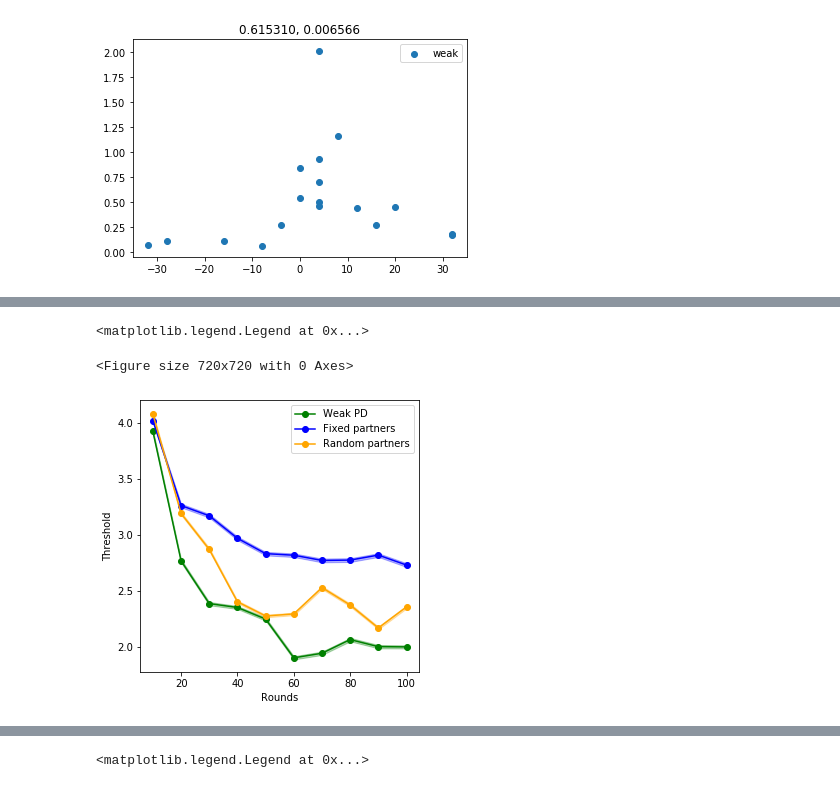
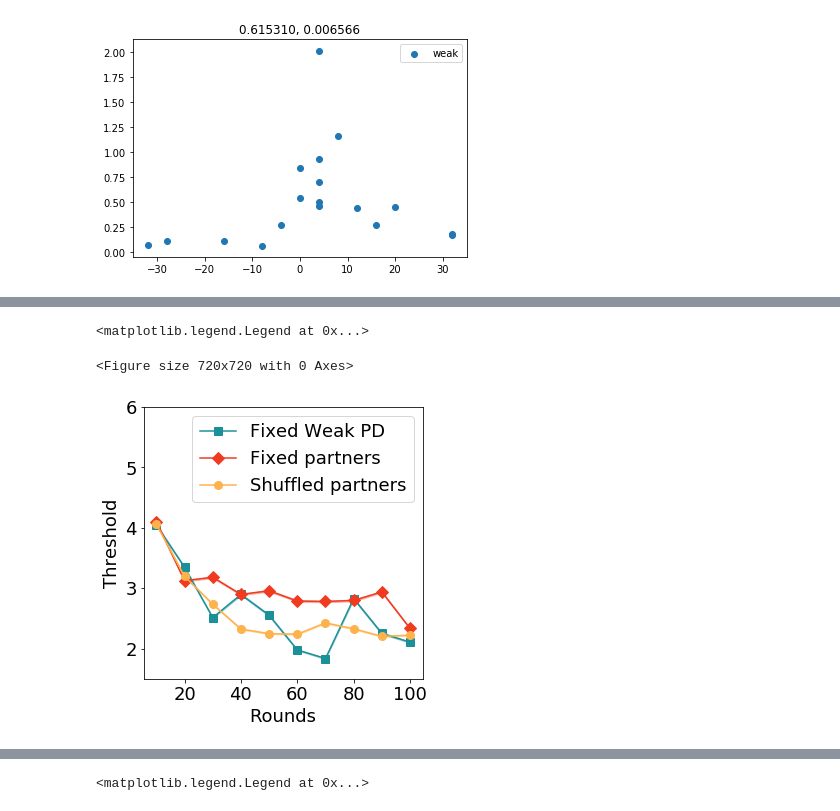
Before and after one commit to eladiomontero/DecisionTimes, a Jupyter notebook: SVO Context Analysis/test_knee.ipynb, the cells around one changed output, grey strips where cells are left out. Cells and saved outputs as stored; diff of their text form; code cells hidden in the pictures.

```diff
--- a/SVO Context Analysis/test_knee.ipynb
+++ b/SVO Context Analysis/test_knee.ipynb
@@ -175,5 +319,5 @@ plt.legend()
 # %%
-param = "v"
+param = "a"
 selfix = get_params(param, actions.loc[actions.type_adj == "Pro-self", "user"], params_fix)
 selch = get_params(param, actions.loc[actions.type_adj == "Pro-self", "user"], params_chang)
 selwe = get_params(param, actions.loc[actions.type_adj == "Pro-self", "user"], params_weak)
@@ -183,14 +327,15 @@ errFix = selfix["std"] / np.sqrt(5000)
 
 plt.figure(figsize = (10,10))
 plt.figure(figsize=(5,5))
-plt.plot(selwe["round"], selwe[param],"-o",label = "Weak PD", color = "green")
-plt.plot(selfix["round"], selfix[param],"-o",label = "Fixed partners", color = "blue")
-plt.plot(selch["round"], selch[param],"-o",label = "Random partners", color = "orange")
-plt.fill_between(selwe["round"], selwe[param] + (errWeak * 1.96), selwe[param] - (errWeak * 1.96), alpha = 0.3, color = "green")
-plt.fill_between(selfix["round"], selfix[param] + (errFix * 1.96), selfix[param] - (errFix * 1.96), alpha = 0.3, color = "blue")
-plt.fill_between(selch["round"], selch[param] + (errChang * 1.96), selch[param] - (errChang * 1.96), alpha = 0.3, color = "orange")
+plt.plot(selwe["round"], selwe[param],"-o",label = "Weak PD", color = pair_colors["weak"])
+plt.plot(selfix["round"], selfix[param],"-o",label = "Fixed partners", color  = pair_colors["fix"])
+plt.plot(selch["round"], selch[param],"-o",label = "Shuffled partners", color =  pair_colors["random"])
+plt.fill_between(selwe["round"], selwe[param] + (errWeak * 1.96), selwe[param] - (errWeak * 1.96), alpha = 0.3, color =  pair_colors["weak"])
+plt.fill_between(selfix["round"], selfix[param] + (errFix * 1.96), selfix[param] - (errFix * 1.96), alpha = 0.3, color  = pair_colors["fix"])
+plt.fill_between(selch["round"], selch[param] + (errChang * 1.96), selch[param] - (errChang * 1.96), alpha = 0.3, color  = pair_colors["random"])
 plt.xlabel("Rounds")
 plt.ylabel(param_names[param])
+plt.ylim(1.5, 4.5)
 plt.legend()
 # %% [output]
 <matplotlib.legend.Legend at 0x...>
@@ -199,24 +410,26 @@ plt.legend()
 # %%
-param = "a"
-soc_fix = get_params(param, actions.loc[actions["type"] == "Pro-social", "user"], params_fix)
-soc_ch = get_params(param, actions.loc[actions["type"] == "Pro-social", "user"], params_chang)
-soc_we = get_params(param, actions.loc[actions["type"] == "Pro-social", "user"], params_weak)
-errWeak = soc_we["std"] / np.sqrt(5000)
-errChang = soc_ch["std"] / np.sqrt(5000)
-errFix = soc_fix["std"] / np.sqrt(5000)
+weak = get_params(param, actions.loc[actions["score_adj"] >= 20, "user"], params_weak)
+chang = get_params(param, actions.loc[actions["score_adj"] >= 20, "user"], params_chang)
+fix = get_params(param, actions.loc[actions["score_adj"] >= 16, "user"], params_fix)
+
+errWeak = weak["std"] / np.sqrt(5000)
+errChang = chang["std"] / np.sqrt(5000)
+errFix = fix["std"] / np.sqrt(5000)
+
 
 plt.figure(figsize = (10,10))
 plt.figure(figsize=(5,5))
-plt.plot(soc_we["round"], soc_we[param],"-o",label = "Weak PD", color = "green")
-plt.plot(soc_fix["round"], soc_fix[param],"-o",label = "Fixed partners", color = "blue")
-plt.plot(soc_ch["round"], soc_ch[param],"-o",label = "Random partners", color = "orange")
-plt.fill_between(soc_we["round"], soc_we[param] + (errWeak * 1.96), soc_we[param] - (errWeak * 1.96), alpha = 0.3, color = "green")
-plt.fill_between(soc_fix["round"], soc_fix[param] + (errFix * 1.96), soc_fix[param] - (errFix * 1.96), alpha = 0.3, color = "blue")
-plt.fill_between(soc_ch["round"], soc_ch[param] + (errChang * 1.96), soc_ch[param] - (errChang * 1.96), alpha = 0.3, color = "orange")
+plt.plot(weak["round"], weak[param],"-o",label = "Fixed Weak PD", color = pair_colors["weak"], marker = pair_symbols["weak"], markersize=8)
+plt.plot(fix["round"], fix[param],"-o",label = "Fixed partners", color = pair_colors["fix"], marker = pair_symbols["fix"], markersize=8)
+plt.plot(chang["round"], chang[param],"-o",label = "Shuffled partners", color = pair_colors["random"], marker = pair_symbols["random"], markersize=8)
+plt.fill_between(weak["round"], weak[param] + (errWeak * 1.96), weak[param] - (errWeak * 1.96), alpha = 0.3, color = pair_colors["weak"])
+plt.fill_between(fix["round"], fix[param] + (errFix * 1.96), fix[param] - (errFix * 1.96), alpha = 0.3, color = pair_colors["fix"])
+plt.fill_between(chang["round"], chang[param] + (errChang * 1.96), chang[param] - (errChang * 1.96), alpha = 0.3, color = pair_colors["random"])
 plt.xlabel("Rounds")
 plt.ylabel("Threshold")
+plt.ylim(1.5, 6)
 plt.legend()
 # %% [output]
 <matplotlib.legend.Legend at 0x...>
 <Figure size 720x720 with 0 Axes>
-[figure, old version]
+[figure, new version]
```
Also changed, not shown: parts of 25 cells of this notebook, 10 other files.
